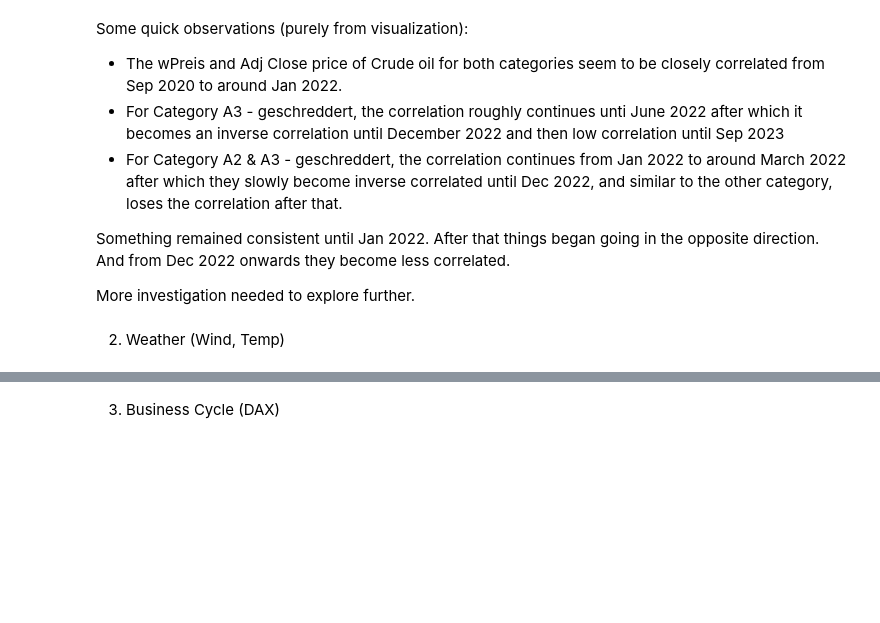
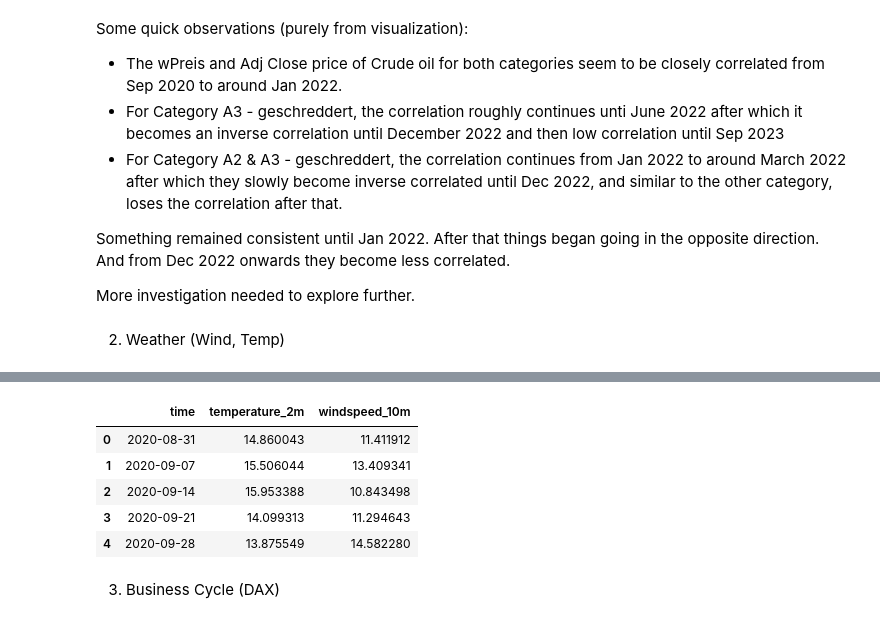
Before and after one commit to surajkarak/KIPA_DigiTrans, a Jupyter notebook: KIPA Project_DigiTrans.ipynb, the cells around one changed output, grey strips where cells are left out. Drawn from its saved outputs; the diff is of its cells as text; code cells hidden in the pictures; blank space fills up the shorter version.

```diff
--- a/KIPA Project_DigiTrans.ipynb
+++ b/KIPA Project_DigiTrans.ipynb
@@ -249,0 +303,10 @@ More investigation needed to explore further.
+# %%
+w_average_262728 = pd.read_csv('w_average_262728.csv')
+w_average_262728.head()
+# %% [output]
+|  | time | temperature_2m | windspeed_10m |
+| 0 | 2020-08-31 | 14.860043 | 11.411912 |
+| 1 | 2020-09-07 | 15.506044 | 13.409341 |
+| 2 | 2020-09-14 | 15.953388 | 10.843498 |
+| 3 | 2020-09-21 | 14.099313 | 11.294643 |
+| 4 | 2020-09-28 | 13.875549 | 14.582280 |
```
Also changed, not shown: parts of 10 cells of this notebook, 4 other files.
